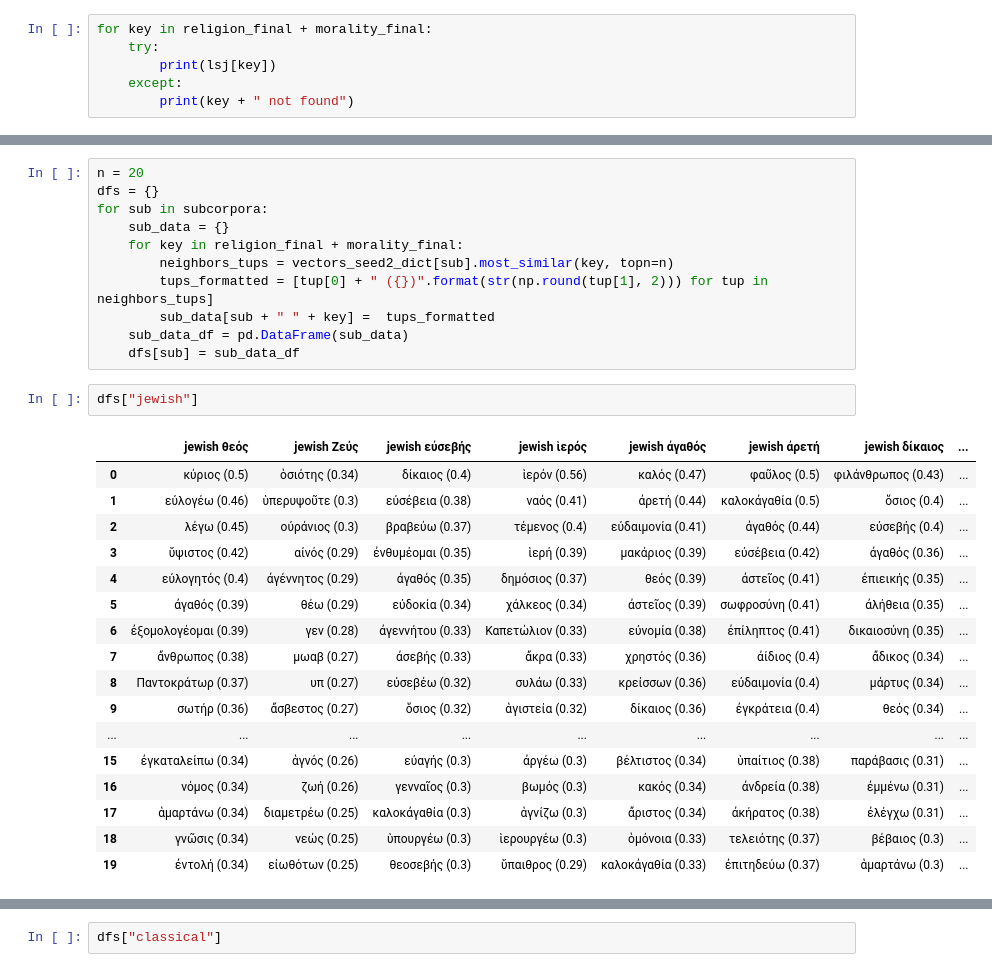
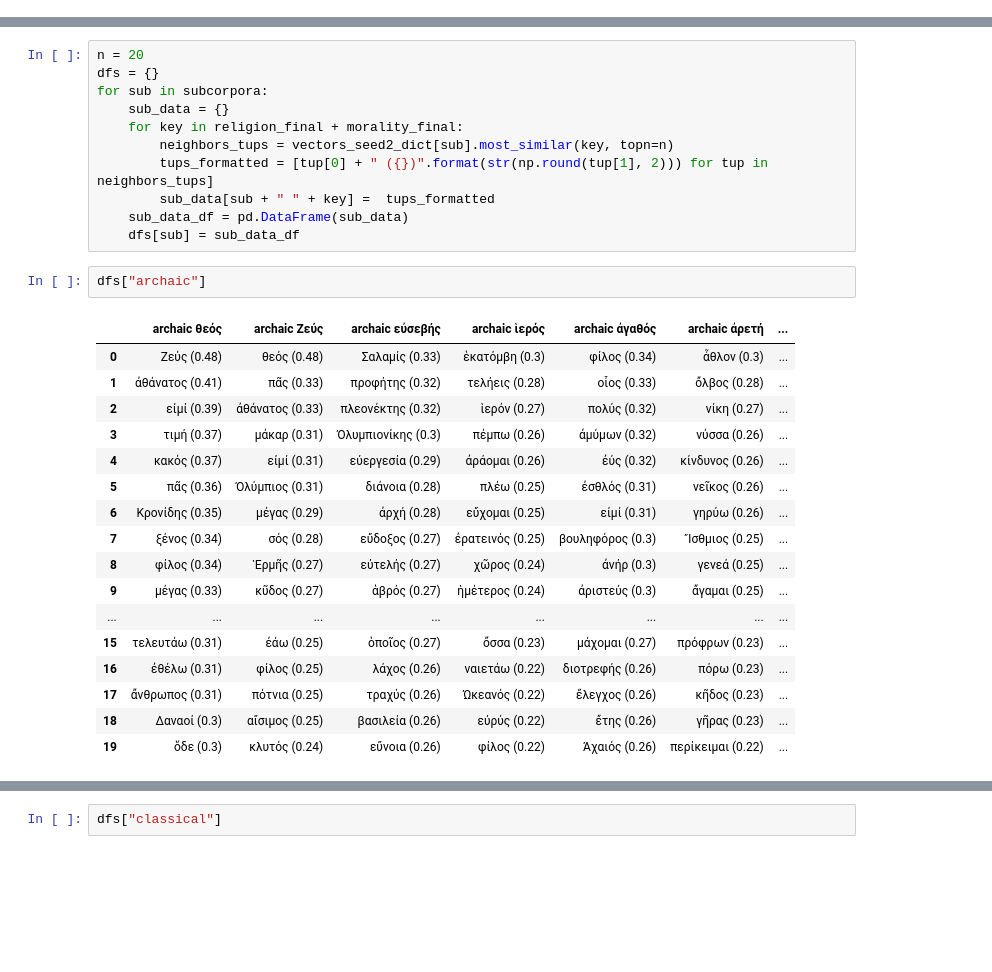
Before and after one commit to kasev/theos, a Jupyter notebook: scripts/4_embedding-analyses.ipynb, the cells around one changed output, grey strips where cells are left out. Saved outputs shown, nothing was run; the diff lists cells and outputs as text; blank space fills up the shorter version.

```diff
--- a/scripts/4_embedding-analyses.ipynb
+++ b/scripts/4_embedding-analyses.ipynb
@@ -15,6 +20,0 @@ lsj = requests.get("https://raw.githubusercontent.com/perseids-project/lsj-js/ma
-# %%
-for key in religion_final + morality_final:
-    try:
-        print(lsj[key])
-    except:
-        print(key + " not found")
@@ -67,22 +58,22 @@ for sub in subcorpora:
     sub_data_df = pd.DataFrame(sub_data)
     dfs[sub] = sub_data_df
 # %%
-dfs["jewish"]
+dfs["archaic"]
 # %% [output]
-|  | jewish θεός | jewish Ζεύς | jewish εὐσεβής | jewish ἱερός | jewish ἀγαθός | jewish ἀρετή | jewish δίκαιος | ... |
-| 0 | κύριος (0.5) | ὁσιότης (0.34) | δίκαιος (0.4) | ἱερόν (0.56) | καλός (0.47) | φαῦλος (0.5) | φιλάνθρωπος (0.43) | ... |
-| 1 | εὐλογέω (0.46) | ὑπερυψοῦτε (0.3) | εὐσέβεια (0.38) | ναός (0.41) | ἀρετή (0.44) | καλοκἀγαθία (0.5) | ὅσιος (0.4) | ... |
-| 2 | λέγω (0.45) | οὐράνιος (0.3) | βραβεύω (0.37) | τέμενος (0.4) | εὐδαιμονία (0.41) | ἀγαθός (0.44) | εὐσεβής (0.4) | ... |
-| 3 | ὕψιστος (0.42) | αἰνός (0.29) | ἐνθυμέομαι (0.35) | ἱερή (0.39) | μακάριος (0.39) | εὐσέβεια (0.42) | ἀγαθός (0.36) | ... |
-| 4 | εὐλογητός (0.4) | ἀγέννητος (0.29) | ἀγαθός (0.35) | δημόσιος (0.37) | θεός (0.39) | ἀστεῖος (0.41) | ἐπιεικής (0.35) | ... |
-| 5 | ἀγαθός (0.39) | θέω (0.29) | εὐδοκία (0.34) | χάλκεος (0.34) | ἀστεῖος (0.39) | σωφροσύνη (0.41) | ἀλήθεια (0.35) | ... |
-| 6 | ἐξομολογέομαι (0.39) | γεν (0.28) | ἀγεννήτου (0.33) | Καπετώλιον (0.33) | εὐνομία (0.38) | ἐπίληπτος (0.41) | δικαιοσύνη (0.35) | ... |
-| 7 | ἄνθρωπος (0.38) | μωαβ (0.27) | ἀσεβής (0.33) | ἄκρα (0.33) | χρηστός (0.36) | ἀίδιος (0.4) | ἄδικος (0.34) | ... |
-| 8 | Παντοκράτωρ (0.37) | υπ (0.27) | εὐσεβέω (0.32) | συλάω (0.33) | κρείσσων (0.36) | εὐδαιμονία (0.4) | μάρτυς (0.34) | ... |
-| 9 | σωτήρ (0.36) | ἄσβεστος (0.27) | ὅσιος (0.32) | ἁγιστεία (0.32) | δίκαιος (0.36) | ἐγκράτεια (0.4) | θεός (0.34) | ... |
-| ... | ... | ... | ... | ... | ... | ... | ... | ... |
-| 15 | ἐγκαταλείπω (0.34) | ἁγνός (0.26) | εὐαγής (0.3) | ἀργέω (0.3) | βέλτιστος (0.34) | ὑπαίτιος (0.38) | παράβασις (0.31) | ... |
-| 16 | νόμος (0.34) | ζωή (0.26) | γενναῖος (0.3) | βωμός (0.3) | κακός (0.34) | ἀνδρεία (0.38) | ἐμμένω (0.31) | ... |
-| 17 | ἁμαρτάνω (0.34) | διαμετρέω (0.25) | καλοκἀγαθία (0.3) | ἁγνίζω (0.3) | ἄριστος (0.34) | ἀκήρατος (0.38) | ἐλέγχω (0.31) | ... |
-| 18 | γνῶσις (0.34) | νεώς (0.25) | ὑπουργέω (0.3) | ἱερουργέω (0.3) | ὁμόνοια (0.33) | τελειότης (0.37) | βέβαιος (0.3) | ... |
-| 19 | ἐντολή (0.34) | εἰωθότων (0.25) | θεοσεβής (0.3) | ὕπαιθρος (0.29) | καλοκἀγαθία (0.33) | ἐπιτηδεύω (0.37) | ἁμαρτάνω (0.3) | ... |
+|  | archaic θεός | archaic Ζεύς | archaic εὐσεβής | archaic ἱερός | archaic ἀγαθός | archaic ἀρετή | ... |
+| 0 | Ζεύς (0.48) | θεός (0.48) | Σαλαμίς (0.33) | ἑκατόμβη (0.3) | φίλος (0.34) | ἆθλον (0.3) | ... |
+| 1 | ἀθάνατος (0.41) | πᾶς (0.33) | προφήτης (0.32) | τελήεις (0.28) | οἶος (0.33) | ὄλβος (0.28) | ... |
+| 2 | εἰμί (0.39) | ἀθάνατος (0.33) | πλεονέκτης (0.32) | ἱερόν (0.27) | πολύς (0.32) | νίκη (0.27) | ... |
+| 3 | τιμή (0.37) | μάκαρ (0.31) | Ὀλυμπιονίκης (0.3) | πέμπω (0.26) | ἀμύμων (0.32) | νύσσα (0.26) | ... |
+| 4 | κακός (0.37) | εἰμί (0.31) | εὐεργεσία (0.29) | ἀράομαι (0.26) | ἐύς (0.32) | κίνδυνος (0.26) | ... |
+| 5 | πᾶς (0.36) | Ὀλύμπιος (0.31) | διάνοια (0.28) | πλέω (0.25) | ἐσθλός (0.31) | νεῖκος (0.26) | ... |
+| 6 | Κρονίδης (0.35) | μέγας (0.29) | ἀρχή (0.28) | εὔχομαι (0.25) | εἰμί (0.31) | γηρύω (0.26) | ... |
+| 7 | ξένος (0.34) | σός (0.28) | εὔδοξος (0.27) | ἐρατεινός (0.25) | βουληφόρος (0.3) | Ἴσθμιος (0.25) | ... |
+| 8 | φίλος (0.34) | Ἑρμῆς (0.27) | εὐτελής (0.27) | χῶρος (0.24) | ἀνήρ (0.3) | γενεά (0.25) | ... |
+| 9 | μέγας (0.33) | κῦδος (0.27) | ἁβρός (0.27) | ἡμέτερος (0.24) | ἀριστεύς (0.3) | ἄγαμαι (0.25) | ... |
+| ... | ... | ... | ... | ... | ... | ... | ... |
+| 15 | τελευτάω (0.31) | ἐάω (0.25) | ὁποῖος (0.27) | ὄσσα (0.23) | μάχομαι (0.27) | πρόφρων (0.23) | ... |
+| 16 | ἐθέλω (0.31) | φίλος (0.25) | λάχος (0.26) | ναιετάω (0.22) | διοτρεφής (0.26) | πόρω (0.23) | ... |
+| 17 | ἄνθρωπος (0.31) | πότνια (0.25) | τραχύς (0.26) | Ὠκεανός (0.22) | ἔλεγχος (0.26) | κῆδος (0.23) | ... |
+| 18 | Δαναοί (0.3) | αἴσιμος (0.25) | βασιλεία (0.26) | εὐρύς (0.22) | ἔτης (0.26) | γῆρας (0.23) | ... |
+| 19 | ὅδε (0.3) | κλυτός (0.24) | εὔνοια (0.26) | φίλος (0.22) | Ἀχαιός (0.26) | περίκειμαι (0.22) | ... |
```
Also changed, not shown: parts of 27 cells of this notebook.
